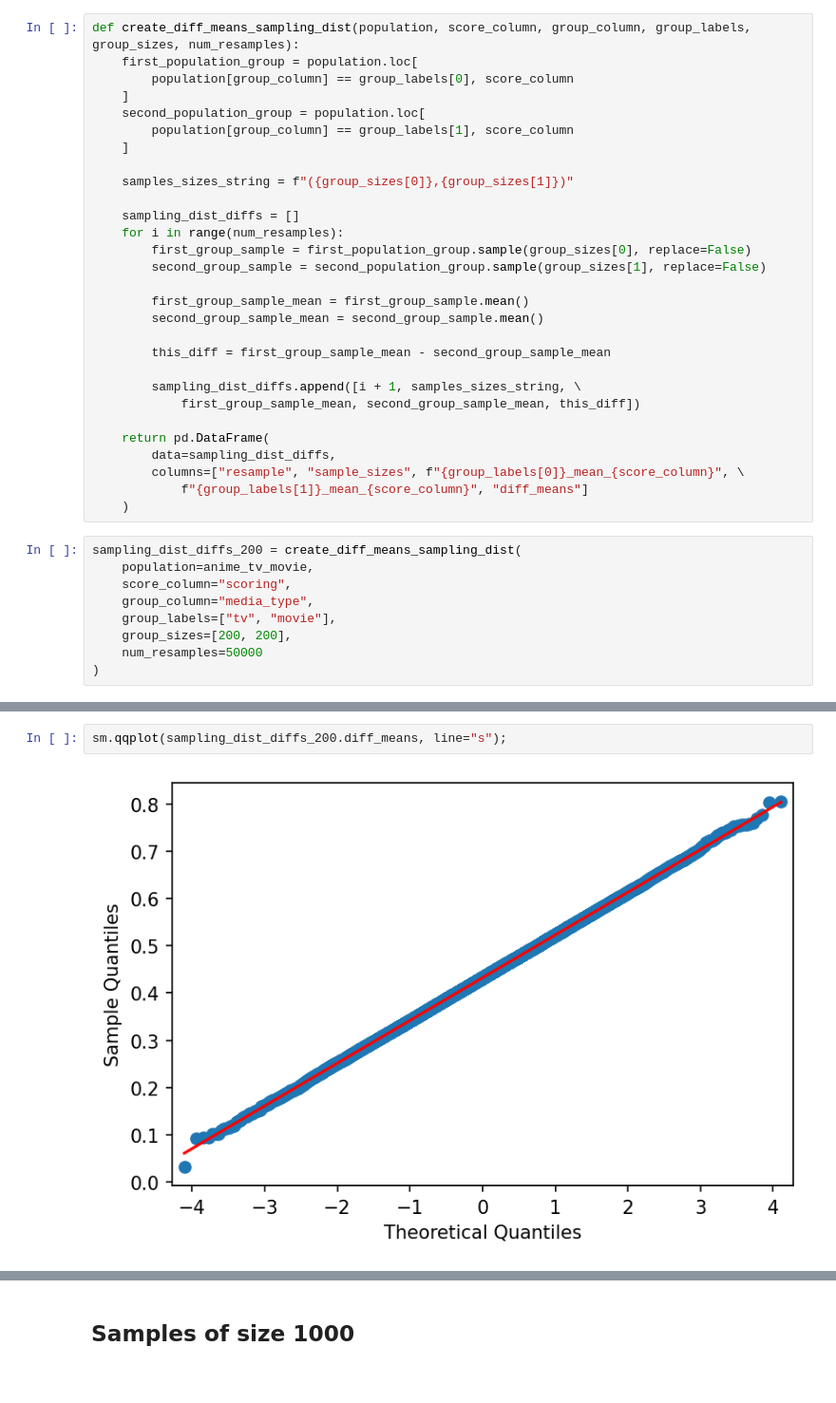
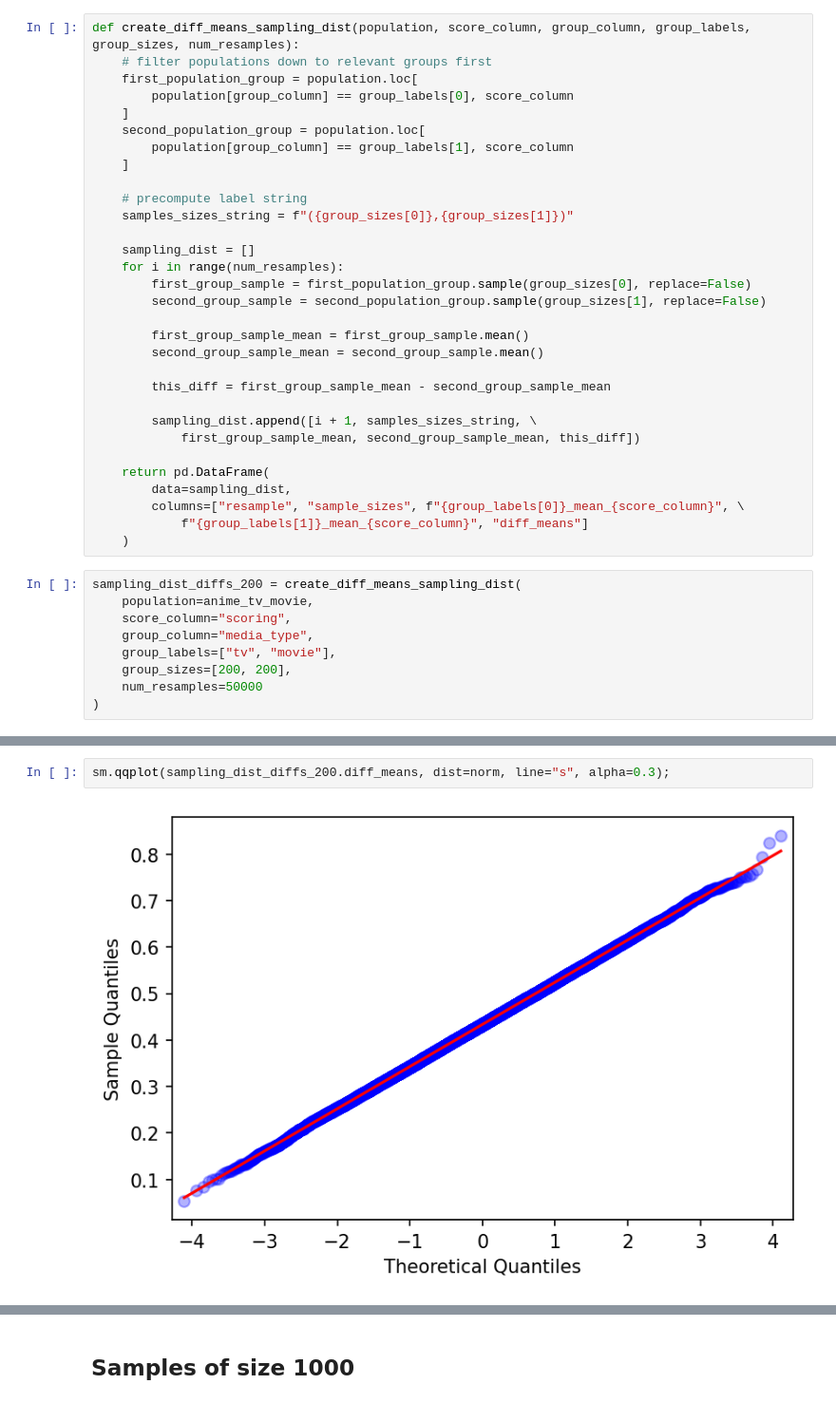
Before and after one commit to derekmiddlemiss/python-resampling, a Jupyter notebook: Resampling_v2.ipynb, the cells around one changed output, grey strips where cells are left out. Shown at 95% size. Drawn from its saved outputs; the diff is of its cells as text.

```diff
--- a/Resampling_v2.ipynb
+++ b/Resampling_v2.ipynb
@@ -79,5 +115,6 @@ Name: scoring, dtype: float64
 # %%
 def create_diff_means_sampling_dist(population, score_column, group_column, group_labels, group_sizes, num_resamples):
+    # filter populations down to relevant groups first
     first_population_group = population.loc[
         population[group_column] == group_labels[0], score_column
     ]
@@ -85,9 +122,10 @@ def create_diff_means_sampling_dist(population, score_column, group_column, grou
         population[group_column] == group_labels[1], score_column
     ]
 
+    # precompute label string
     samples_sizes_string = f"({group_sizes[0]},{group_sizes[1]})"
 
-    sampling_dist_diffs = []
+    sampling_dist = []
     for i in range(num_resamples):
         first_group_sample = first_population_group.sample(group_sizes[0], replace=False)
         second_group_sample = second_population_group.sample(group_sizes[1], replace=False)
@@ -97,11 +135,11 @@ def create_diff_means_sampling_dist(population, score_column, group_column, grou
 
         this_diff = first_group_sample_mean - second_group_sample_mean
 
-        sampling_dist_diffs.append([i + 1, samples_sizes_string, \
+        sampling_dist.append([i + 1, samples_sizes_string, \
             first_group_sample_mean, second_group_sample_mean, this_diff])
 
     return pd.DataFrame(
-        data=sampling_dist_diffs,
+        data=sampling_dist,
         columns=["resample", "sample_sizes", f"{group_labels[0]}_mean_{score_column}", \
             f"{group_labels[1]}_mean_{score_column}", "diff_means"]
     )
@@ -138,4 +182,4 @@ plt.axvline(tv_movie_diff_mean_scoring, 0, 1, color="red");
 # %%
-sm.qqplot(sampling_dist_diffs_200.diff_means, line="s");
+sm.qqplot(sampling_dist_diffs_200.diff_means, dist=norm, line="s", alpha=0.3);
 # %% [output]
-[figure, old version]
+[figure, new version]
```
Also changed, not shown: parts of 39 cells of this notebook, 1 other file.
